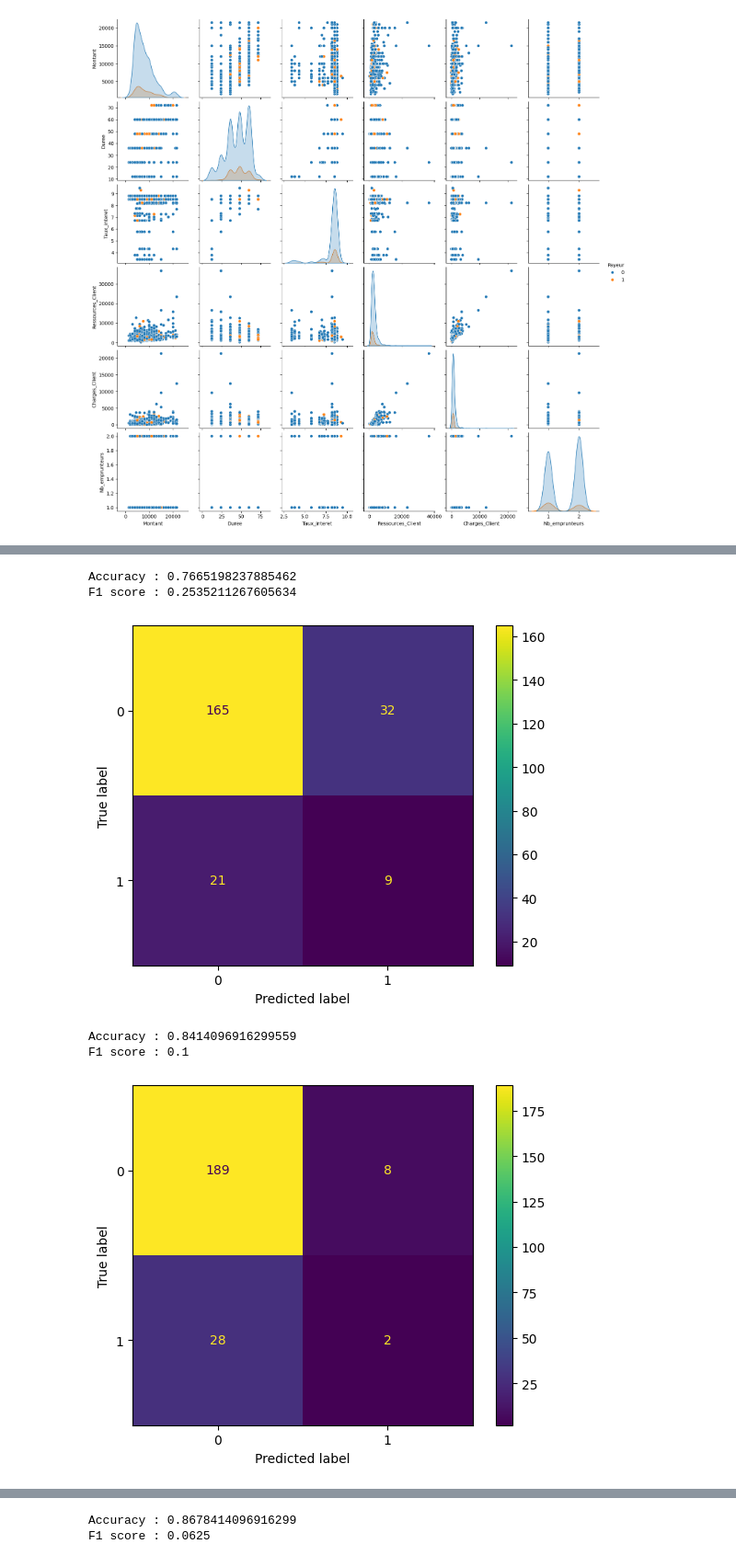
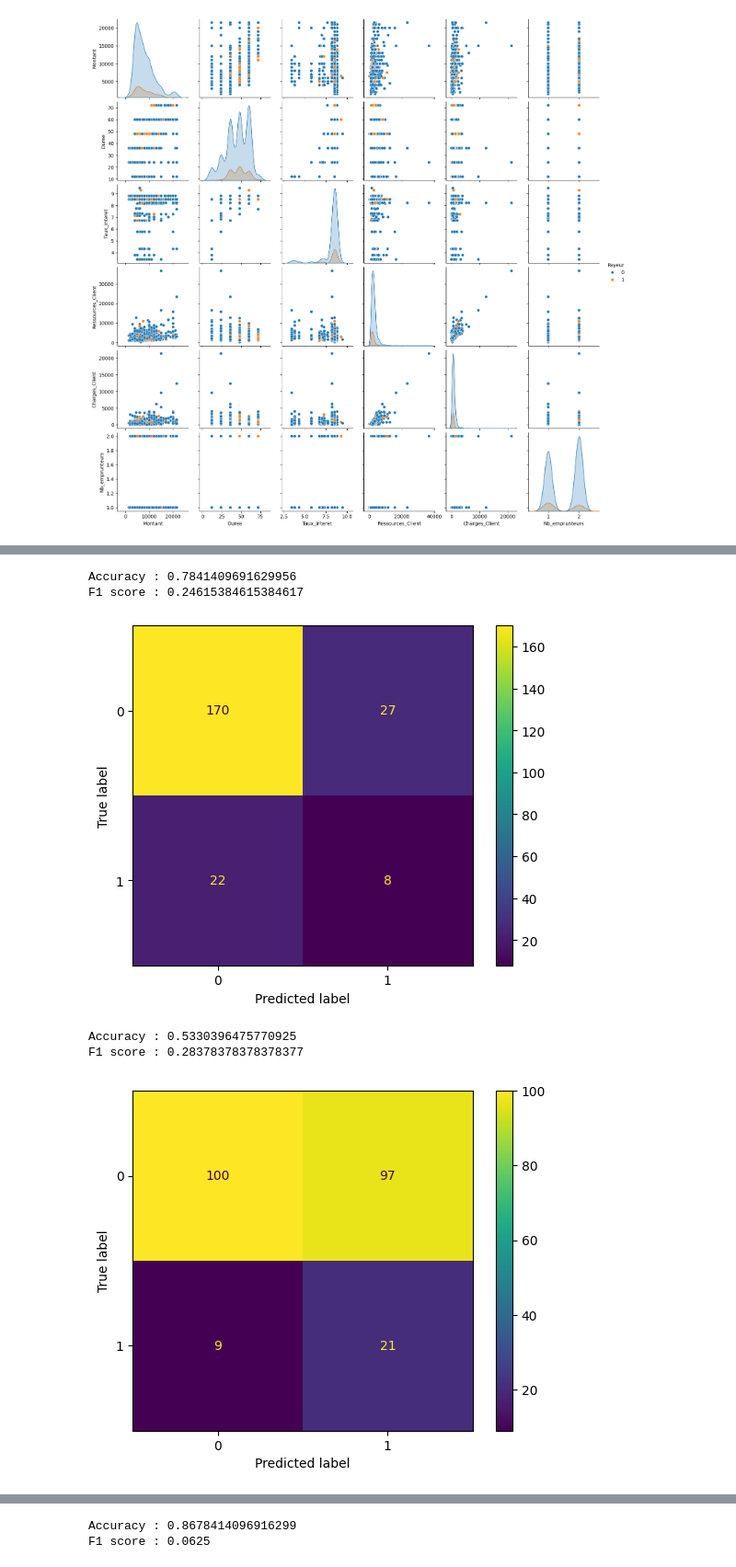
Before and after one commit to BrightMehou/random-ml, a Jupyter notebook: scoring_risque/model.ipynb, the cells around one changed output, grey strips where cells are left out. Shown at 92% size. Drawn from its saved outputs; the diff is of its cells as text; code cells hidden in the pictures.

Commit message:
scoring_risque try class_weight='balanced'

```diff
--- a/scoring_risque/model.ipynb
+++ b/scoring_risque/model.ipynb
@@ -121,7 +121,7 @@ y_train = train['Payeur']
 X_test = test.drop('Payeur', axis=1)
 y_test = test['Payeur']
 # %%
-lr = LogisticRegression(max_iter=1000)
+lr = LogisticRegression(C=0.1, l1_ratio=0, solver='liblinear', max_iter=1000, random_state=42, class_weight='balanced')
 lr.fit(X_train, y_train)
 y_pred = lr.predict(X_test)
 
@@ -136,7 +136,7 @@ F1 score : 0.0
 from sklearn.tree import DecisionTreeClassifier
 from sklearn.tree import plot_tree
 # %%
-dtc = DecisionTreeClassifier()
+dtc = DecisionTreeClassifier(class_weight='balanced', random_state=42)
 dtc.fit(X_train, y_train)
 y_pred = dtc.predict(X_test)
 
@@ -144,21 +144,21 @@ print('Accuracy :', accuracy_score(y_test, y_pred))
 print('F1 score :', f1_score(y_test, y_pred))
 _ = ConfusionMatrixDisplay.from_estimator(dtc, X_test, y_test)
 # %% [output]
-Accuracy : 0.7665198237885462
-F1 score : 0.2535211267605634
+Accuracy : 0.7841409691629956
+F1 score : 0.24615384615384617
-[figure, old version]
+[figure, new version]
 # %%
-dtc = DecisionTreeClassifier(max_depth=5)
+dtc = DecisionTreeClassifier(max_depth=5,class_weight='balanced', random_state=42)
 dtc.fit(X_train, y_train)
 y_pred = dtc.predict(X_test)
 
 print('Accuracy :', accuracy_score(y_test, y_pred))
 print('F1 score :', f1_score(y_test, y_pred))
 _ = ConfusionMatrixDisplay.from_estimator(dtc, X_test, y_test)
 # %% [output]
-Accuracy : 0.8414096916299559
-F1 score : 0.1
+Accuracy : 0.5330396475770925
+F1 score : 0.28378378378378377
-[figure, old version]
+[figure, new version]
 # %%
 plot_tree(dtc, feature_names=X_train.columns)
 # %% [output]
```
Also changed, not shown: parts of 5 cells of this notebook, 1 other file.
